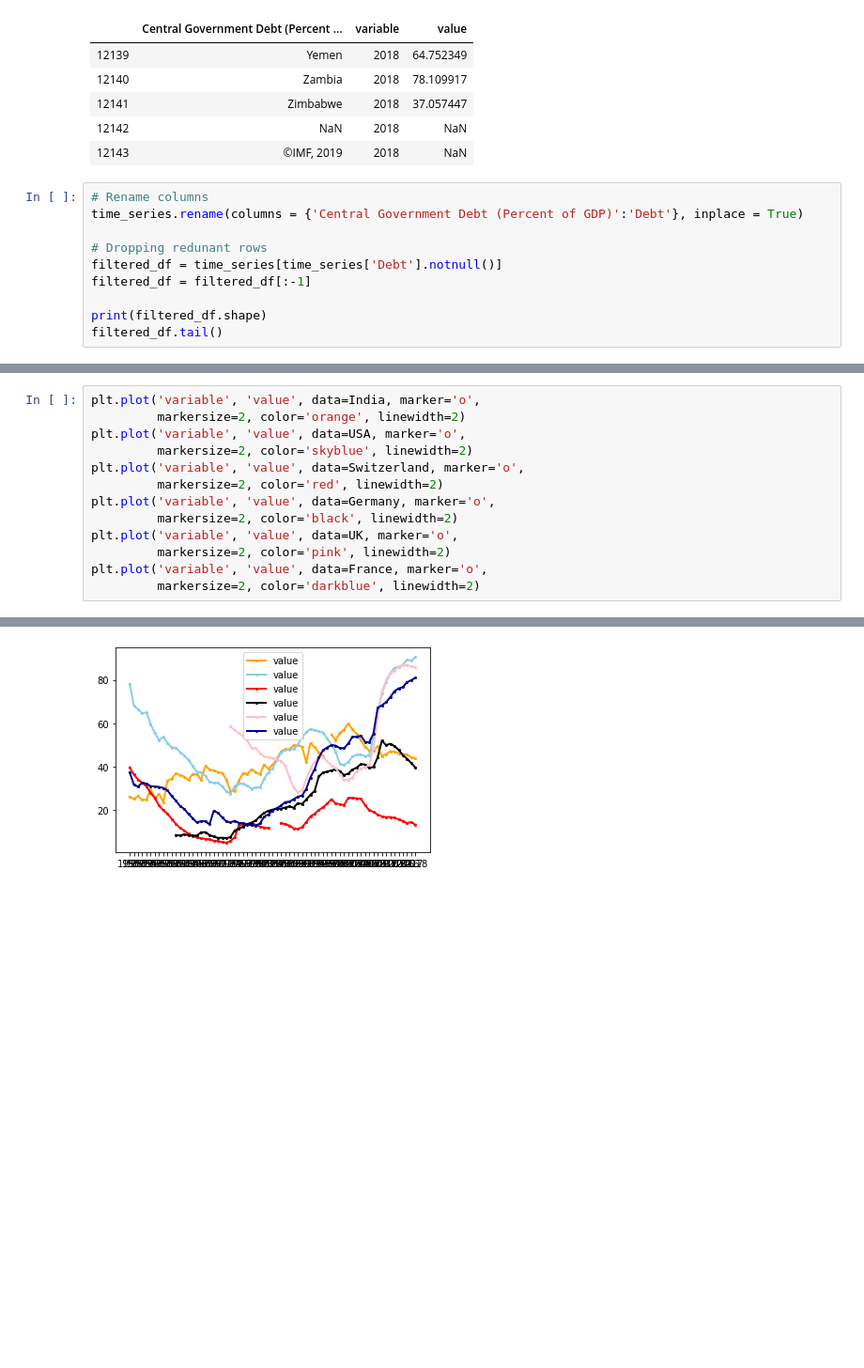
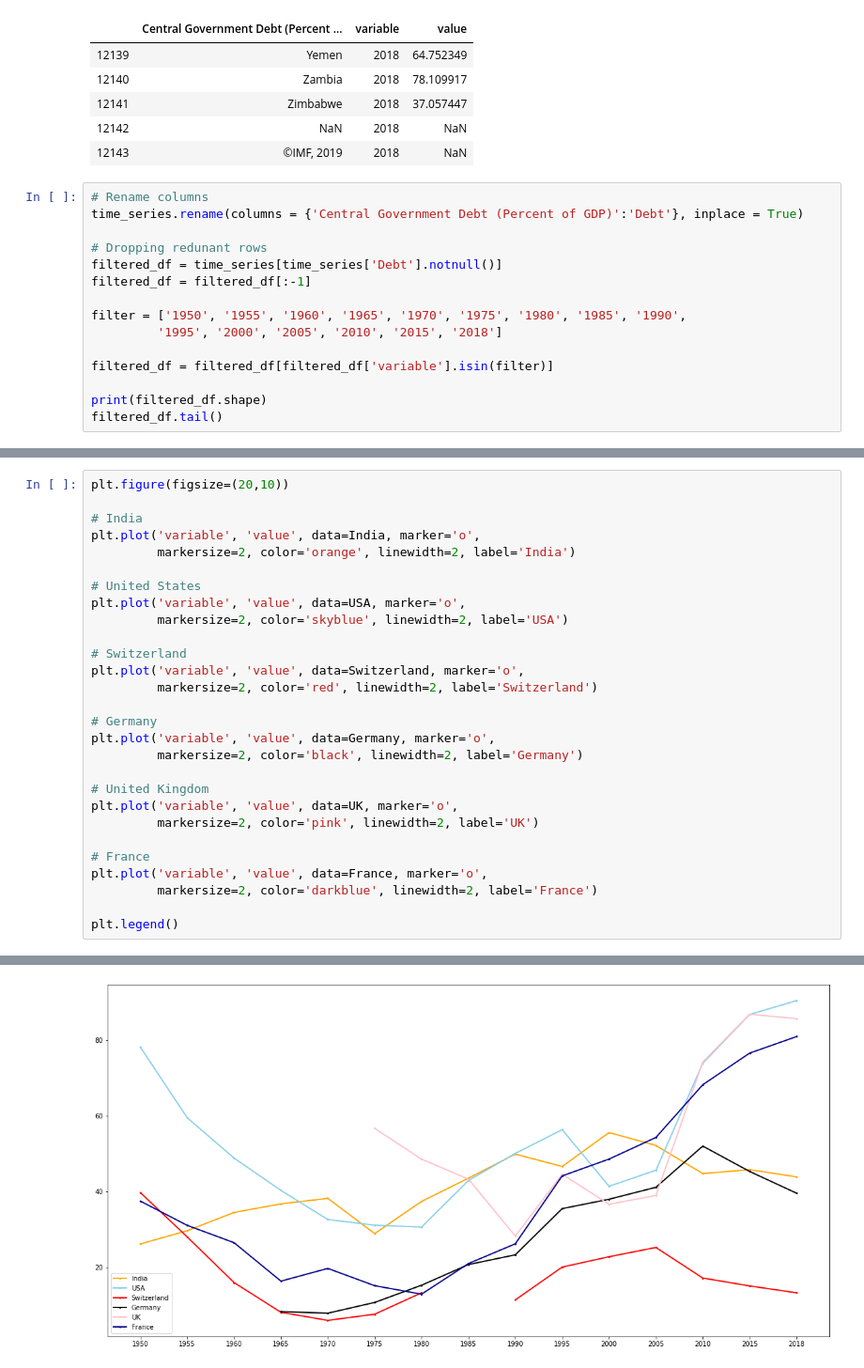
Before and after one commit to skhiearth/International-Debt-Statistics, a Jupyter notebook: IDS.ipynb, the cells around one changed output, grey strips where cells are left out. Shown at 94% size. Drawn from its saved outputs; the diff is of its cells as text; blank space fills up the shorter version.

Commit message:
plotting

```diff
--- a/IDS.ipynb
+++ b/IDS.ipynb
@@ -48,6 +49,11 @@ time_series.rename(columns = {'Central Government Debt (Percent of GDP)':'Debt'}
 filtered_df = time_series[time_series['Debt'].notnull()]
 filtered_df = filtered_df[:-1]
 
+filter = ['1950', '1955', '1960', '1965', '1970', '1975', '1980', '1985', '1990',
+         '1995', '2000', '2005', '2010', '2015', '2018']
+
+filtered_df = filtered_df[filtered_df['variable'].isin(filter)]
+
 print(filtered_df.shape)
 filtered_df.tail()
 # %% [output]
@@ -76,16 +75,31 @@ France = filtered_df[filtered_df['Debt']=='France']
 # %%
+plt.figure(figsize=(20,10))
+
+# India
 plt.plot('variable', 'value', data=India, marker='o',
-         markersize=2, color='orange', linewidth=2)
+         markersize=2, color='orange', linewidth=2, label='India')
+
+# United States
 plt.plot('variable', 'value', data=USA, marker='o',
-         markersize=2, color='skyblue', linewidth=2)
+         markersize=2, color='skyblue', linewidth=2, label='USA')
+
+# Switzerland
 plt.plot('variable', 'value', data=Switzerland, marker='o',
-         markersize=2, color='red', linewidth=2)
+         markersize=2, color='red', linewidth=2, label='Switzerland')
+
+# Germany
 plt.plot('variable', 'value', data=Germany, marker='o',
-         markersize=2, color='black', linewidth=2)
+         markersize=2, color='black', linewidth=2, label='Germany')
+
+# United Kingdom
 plt.plot('variable', 'value', data=UK, marker='o',
-         markersize=2, color='pink', linewidth=2)
+         markersize=2, color='pink', linewidth=2, label='UK')
+
+# France
 plt.plot('variable', 'value', data=France, marker='o',
-         markersize=2, color='darkblue', linewidth=2)
+         markersize=2, color='darkblue', linewidth=2, label='France')
+
+plt.legend()
 # %% [output]
 <matplotlib.legend.Legend at 0x...>
-[figure, old version]
+[figure, new version]
```
Also changed, not shown: parts of 3 cells of this notebook.
